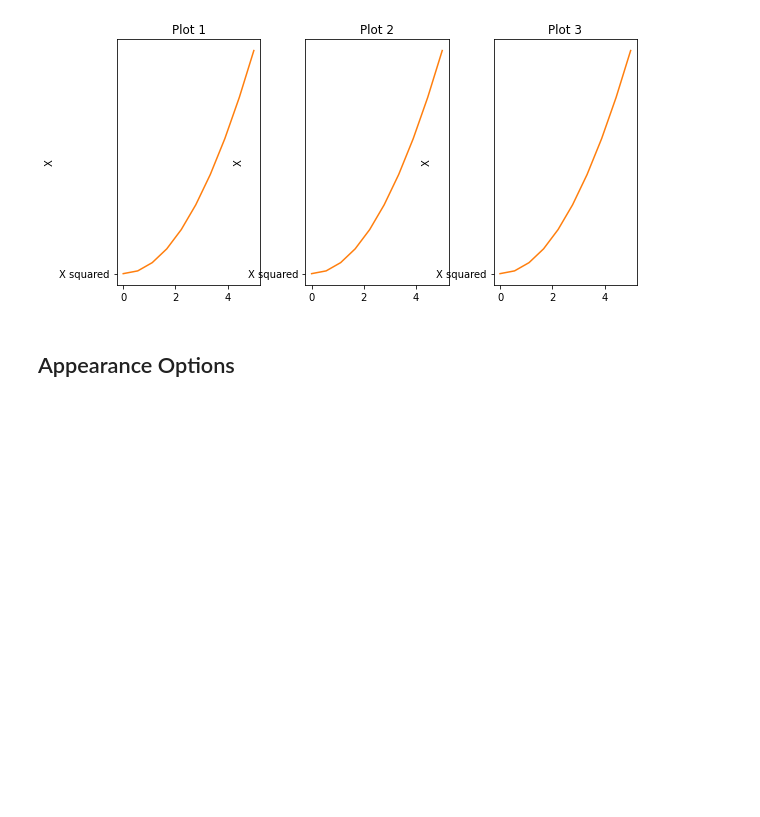
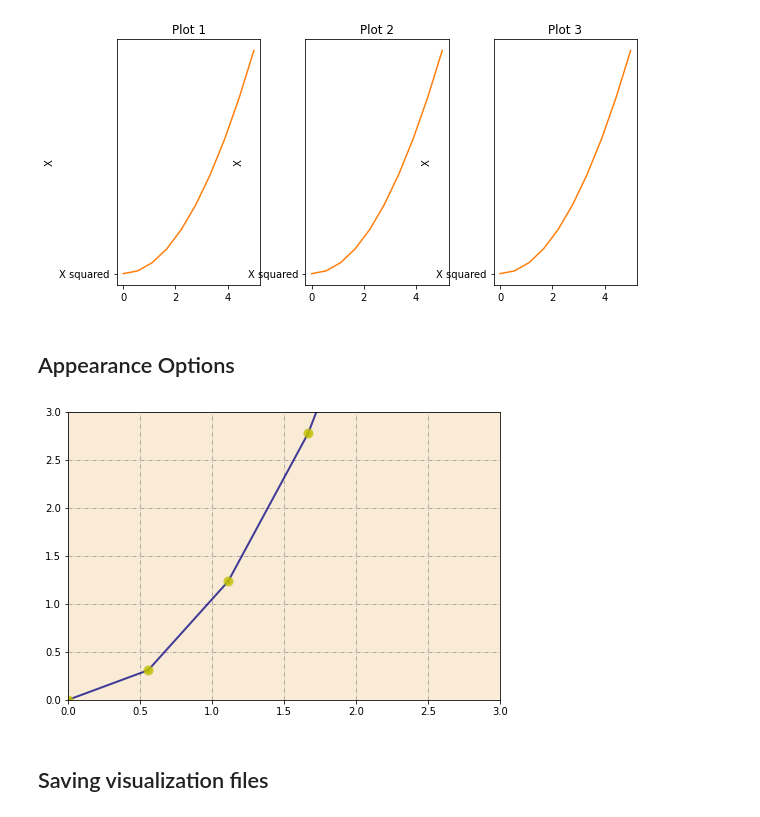
Before and after one commit to ron93/stack_overflow, a Jupyter notebook: matplotlib/matplotlib Tutorial.ipynb, the cells around one changed output. Saved outputs shown, nothing was run; the diff lists cells and outputs as text; code cells hidden in the pictures; blank space fills up the shorter version.

Commit message:
saving plots -- .png

```diff
--- a/matplotlib/matplotlib Tutorial.ipynb
+++ b/matplotlib/matplotlib Tutorial.ipynb
@@ -84,4 +84,13 @@ axes_2[2].plot(x_1,y_1)
 # %%
 fig_3 = plt.figure(figsize=(6,4))
 axes_3 = fig_3.add_axes([0,0,1,1])
-axes_3.plot(x_1,y_1, color='navy', alpha=0.75, lw=2, ls='-',marker='o', markersize=6,makkercolor='y', markeredgecolor='y')
+axes_3.plot(x_1,y_1, color='navy', alpha=0.75, lw=2, ls='-',marker='o', markersize=6,markerfacecolor='y', markeredgecolor='y',markeredgewidth=4)
+axes_3.set_xlim([0,3])
+axes_3.set_ylim([0,3])
+
+axes_3.grid(True, color='0.6', dashes=[5,2,1,2])
+axes_3.set_facecolor('#FAEBD7')
+# %% [output]
+[figure, added]
+# %% [markdown]
+## Saving visualization files
```
Also changed, not shown: parts of 1 cell of this notebook, 1 other file.
